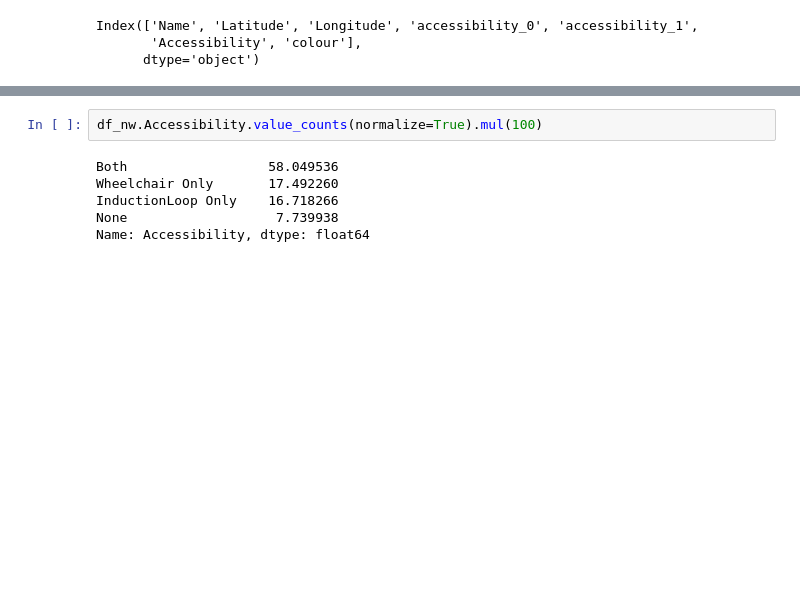
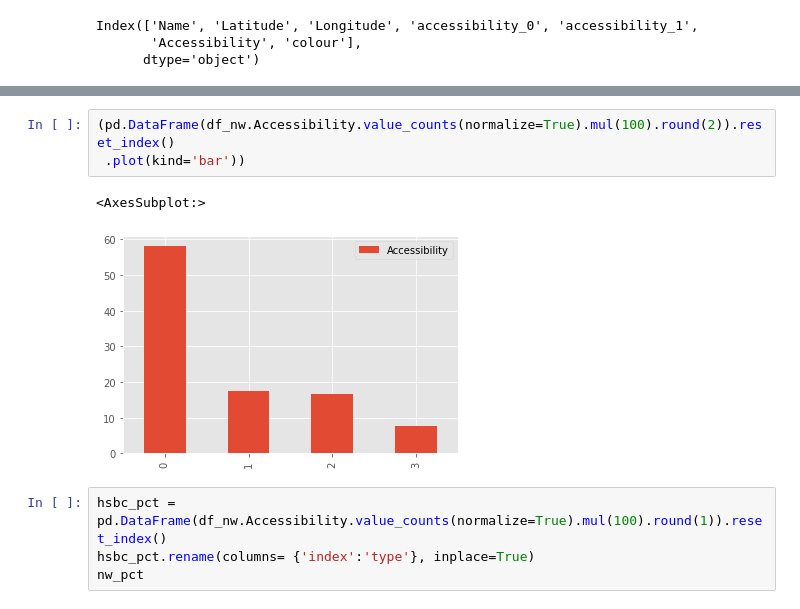
Before and after one commit to RomanTomz/bank_acessibility, a Jupyter notebook: banks_dashboard.ipynb, the cells around one changed output, grey strips where cells are left out. Drawn from its saved outputs; the diff is of its cells as text; blank space fills up the shorter version.

Commit message:
charts

```diff
--- a/banks_dashboard.ipynb
+++ b/banks_dashboard.ipynb
@@ -198,10 +198,12 @@ fig.show()
 # %% [output]
 [interactive output not drawn]
 # %%
-df_nw.Accessibility.value_counts(normalize=True).mul(100)
+(pd.DataFrame(df_nw.Accessibility.value_counts(normalize=True).mul(100).round(2)).reset_index()
+ .plot(kind='bar'))
 # %% [output]
-Both                  58.049536
-Wheelchair Only       17.492260
-InductionLoop Only    16.718266
-None                   7.739938
-Name: Accessibility, dtype: float64
+<AxesSubplot:>
+[figure, added]
+# %%
+hsbc_pct = pd.DataFrame(df_nw.Accessibility.value_counts(normalize=True).mul(100).round(1)).reset_index()
+hsbc_pct.rename(columns= {'index':'type'}, inplace=True)
+nw_pct
```
Also changed, not shown: parts of 2 cells of this notebook.
